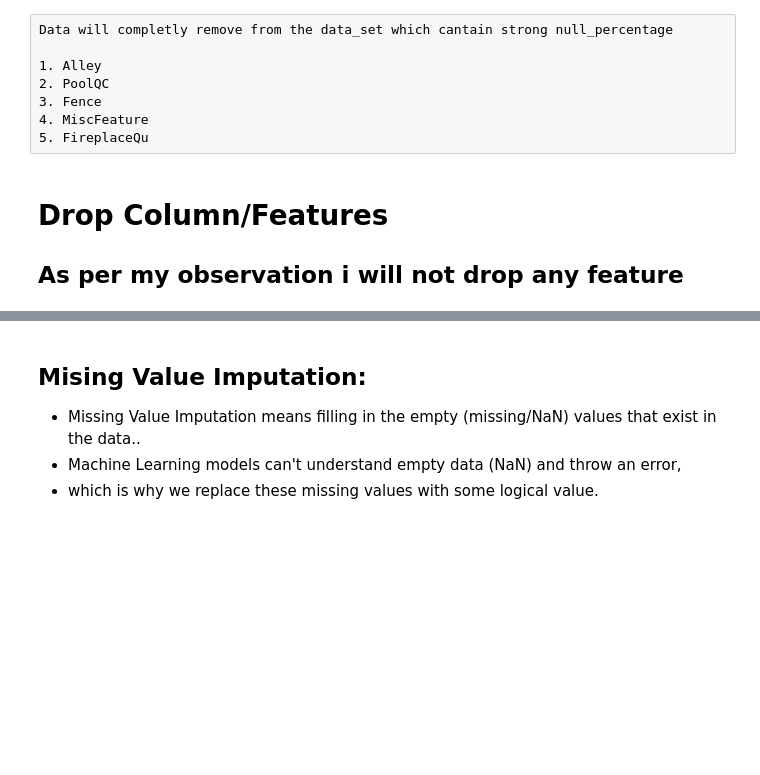
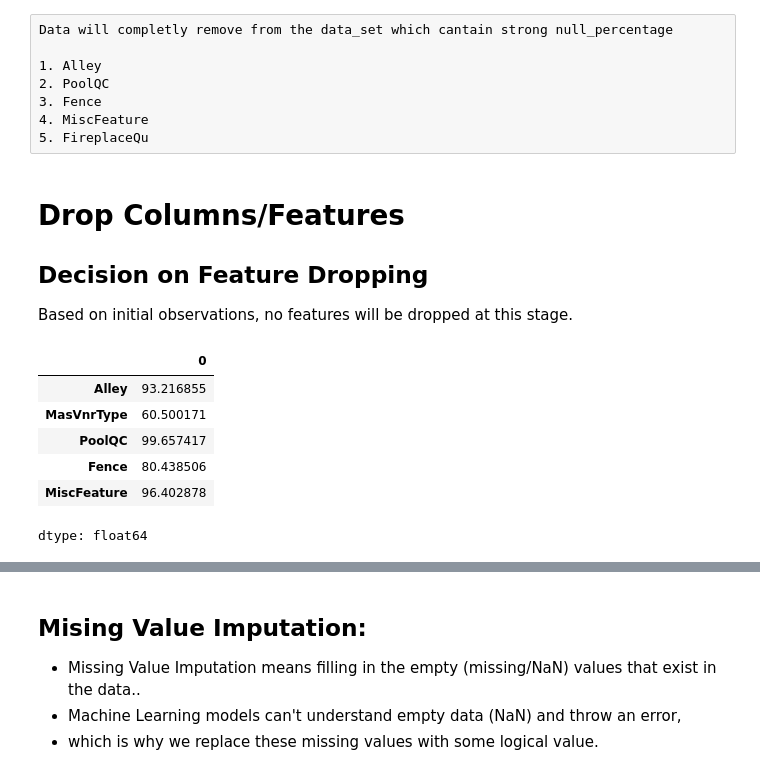
Before and after one commit to saroshkhan111/house_prediction_price, a Jupyter notebook: house_price_prediction_1.ipynb, the cells around one changed output, grey strips where cells are left out. Drawn from its saved outputs; the diff is of its cells as text; code cells hidden in the pictures; blank space fills up the shorter version.

```diff
--- a/house_price_prediction_1.ipynb
+++ b/house_price_prediction_1.ipynb
@@ -319,20 +402,30 @@ Data will completly remove from the data_set which cantain strong null_percentag
 4. MiscFeature
 5. FireplaceQu
 # %% [markdown]
-# Drop Column/Features
-## As per my observation i will not drop any feature
+# Drop Columns/Features
+## Decision on Feature Dropping
+Based on initial observations, no features will be dropped at this stage.
 # %%
 # find the columns where missing value percentage is greater than 50%
 miss_value_50_perc = null_percentage[null_percentage > 50]
 
 miss_value_50_perc
 # %%
+# Based on domain knowledge, columns with more than 50% missing values will not be dropped.
+# Instead, 'NA' (Not Applicable) will be used to fill these missing values.
 
-"""
-As Per our Domain Knowledge, we can not drop columns with more than 50% missing values, instead we should use constant values to fill them 'NA'.
-"""
+# Re-calculate null_percentage to ensure it's defined
+null_percentage = (df.isnull().sum()/df.shape[0]*100)
 
 miss_value_50_perc = null_percentage[null_percentage > 50]
 
 miss_value_50_perc
+# %% [output]
+|  | 0 |
+| Alley | 93.216855 |
+| MasVnrType | 60.500171 |
+| PoolQC | 99.657417 |
+| Fence | 80.438506 |
+| MiscFeature | 96.402878 |
+dtype: float64
 # %%
```
Also changed, not shown: parts of 158 cells of this notebook, 1 other file.
